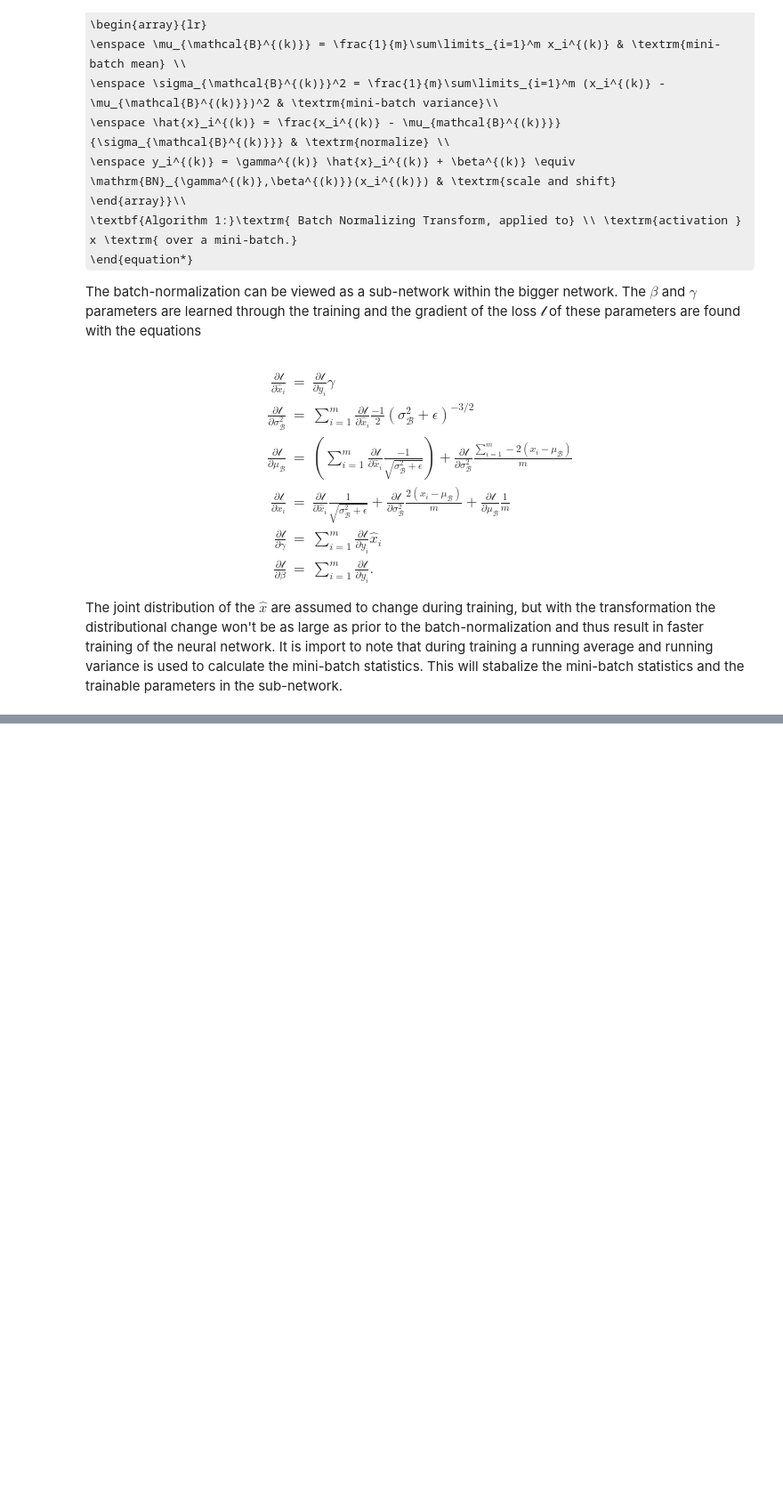
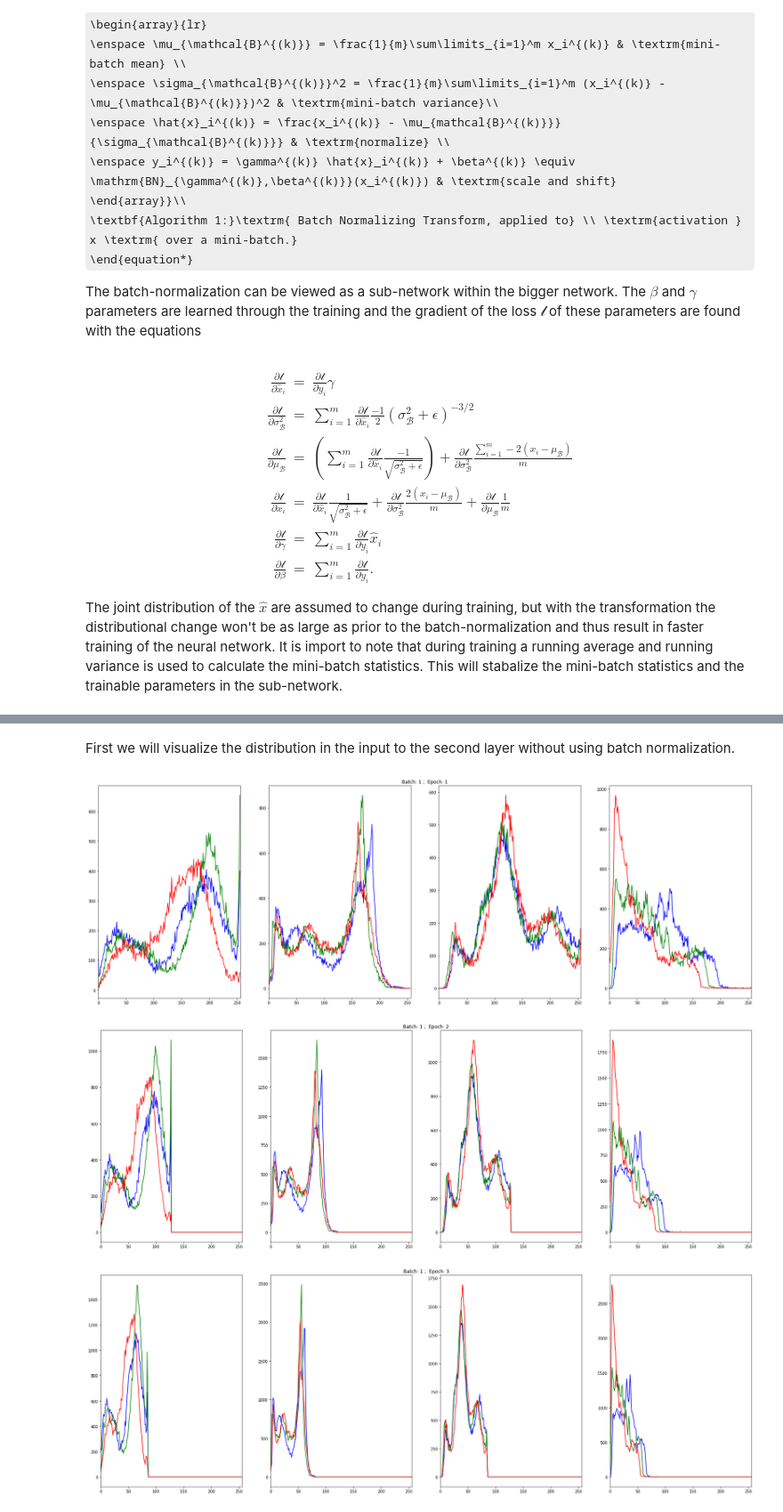
Before and after one commit to JakobGM/visual-intelligence, a Jupyter notebook: numerical_examples/batch-normalization.ipynb, the cells around one changed output, grey strips where cells are left out. Shown at 89% size. Cells and saved outputs as stored; diff of their text form; code cells hidden in the pictures; some formulas as TeX source; blank space fills up the shorter version.

```diff
--- a/numerical_examples/batch-normalization.ipynb
+++ b/numerical_examples/batch-normalization.ipynb
@@ -112,0 +104,17 @@ def visualize_batch(array):
+# %%
+def visualize_batch(array,batch_num,epoch):
+    colors = ("b", "g", "r")
+    fig = plt.figure(figsize = (30,10))
+    plt.title("Batch: {} ;  Epoch: {}".format(batch_num+1,epoch+1))
+    plt.axis("off")
+    for i, img in enumerate(array):
+        img = np.float32(img)
+        chans = cv2.split(img)
+        features = []
+        for (chan, color) in zip(chans, colors):
+            hist = cv2.calcHist([chan], [0], None, [256], [0, 256])
+            features.extend(hist)
+            ax = fig.add_subplot(1,4,i+1)
+            ax.plot(hist, color = color)
+            plt.xlim([0, 256])
+    plt.pause(0.5)
@@ -113 +126,14 @@ def visualize_batch(array):
+# %%
+def nonnormalize_flow(img_size,batch_size,n_img,n_epochs):
+    for epoch in range(n_epochs):
+        num_batches = n_img//batch_size
+        last_batch_num = 0
+        gamma = 10
+        beta = 14
+        for i in range(num_batches):
+            batch = load_batch(batch_size,img_size,last_batch_num)
+            output_batch = output_layer(batch,1/(epoch+1))
+            visualize_batch(output_batch,i,epoch)
+            last_batch_num += batch_size
+    return
 # %%
@@ -124,0 +163,9 @@ def normalize_flow(img_size,batch_size,n):
+# %% [markdown]
+First we will visualize the distribution in the input to the second layer without using batch normalization.
+# %%
+# one batch, three epochs, without bn
+nonnormalize_flow(img_size = 224,batch_size = 4,n_img = 4,n_epochs = 3)
+# %% [output]
+[figure, added]
+[figure, added]
+[figure, added]
```
Also changed, not shown: parts of 9 cells of this notebook.
